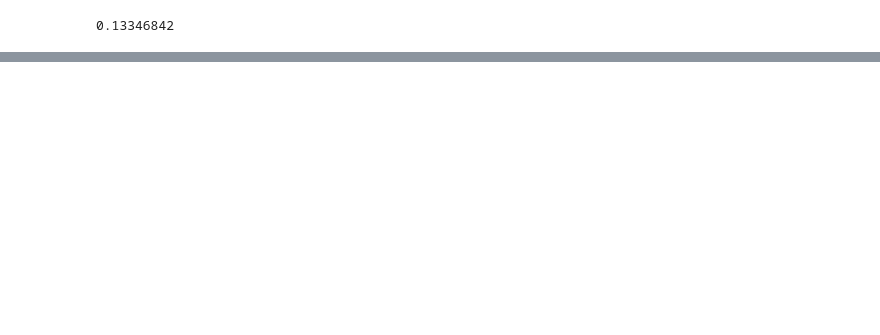
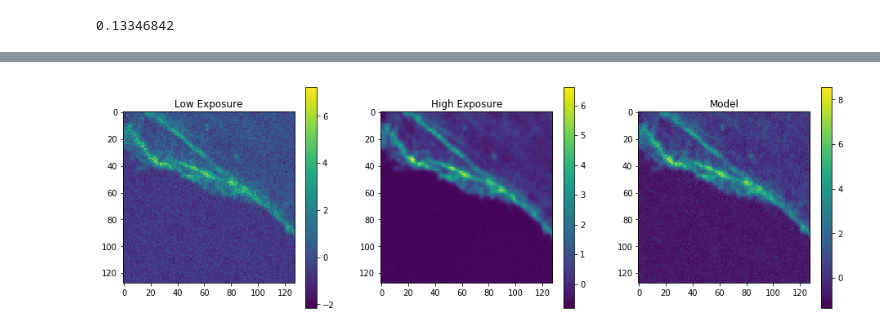
Before and after one commit to jbf81tb/kural_work, a Jupyter notebook: actin_snr_boost.ipynb, the cells around one changed output, grey strips where cells are left out. Cells and saved outputs as stored; diff of their text form; code cells hidden in the pictures; blank space fills up the shorter version.

```diff
--- a/actin_snr_boost.ipynb
+++ b/actin_snr_boost.ipynb
@@ -129,0 +257,19 @@ with open(PATH+'actin_classifier_model_image_normalization.pickle','rb') as f:
+# %%
+fig, ax = plt.subplots(1,3,figsize=(16,10))
+model.eval()
+idx = np.random.choice(train_idx)
+x_test, y_test = ds[idx]
+m = ax[0].imshow(x_test[0])
+plt.colorbar(mappable=m, ax=ax[0], shrink=0.5)
+ax[0].set_title('Low Exposure')
+m = ax[1].imshow(y_test[0]+x_test[0])
+plt.colorbar(mappable=m, ax=ax[1], shrink=0.5)
+ax[1].set_title('High Exposure')
+y_pred = model(x_test[None].cuda())
+img_out = y_pred[0][0,0].data.cpu() + x_test[0]
+m = ax[2].imshow(img_out)
+plt.colorbar(mappable=m, ax=ax[2], shrink=0.5)
+ax[2].set_title('Model')
+plt.show()
+# %% [output]
+[figure, added]
```
Also changed, not shown: parts of 30 cells of this notebook, 3 other files.
